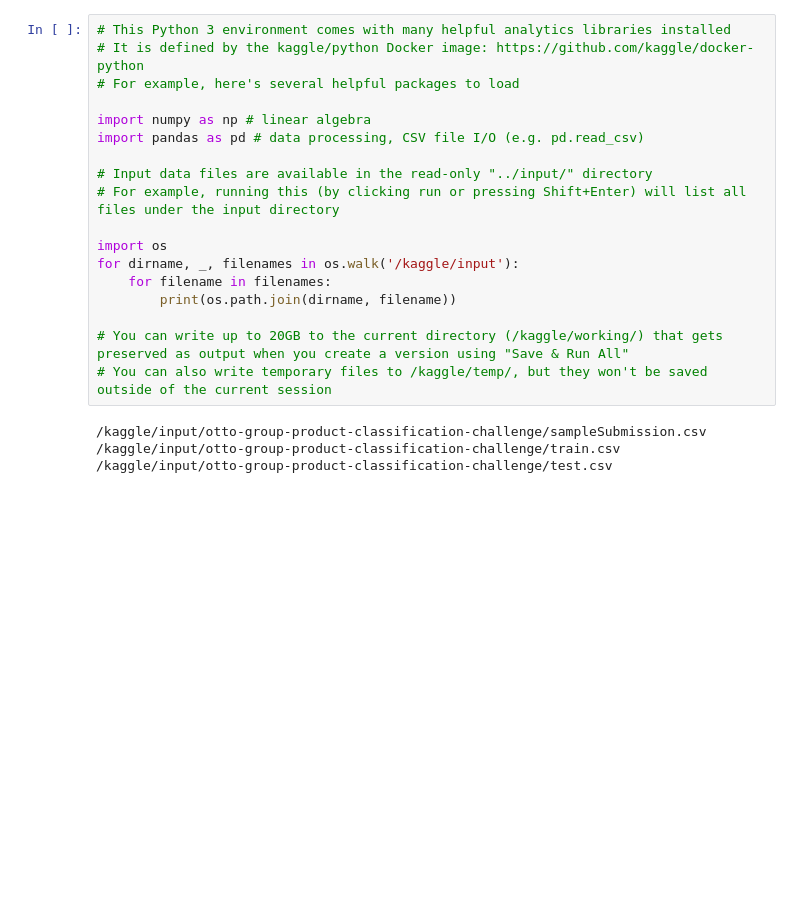
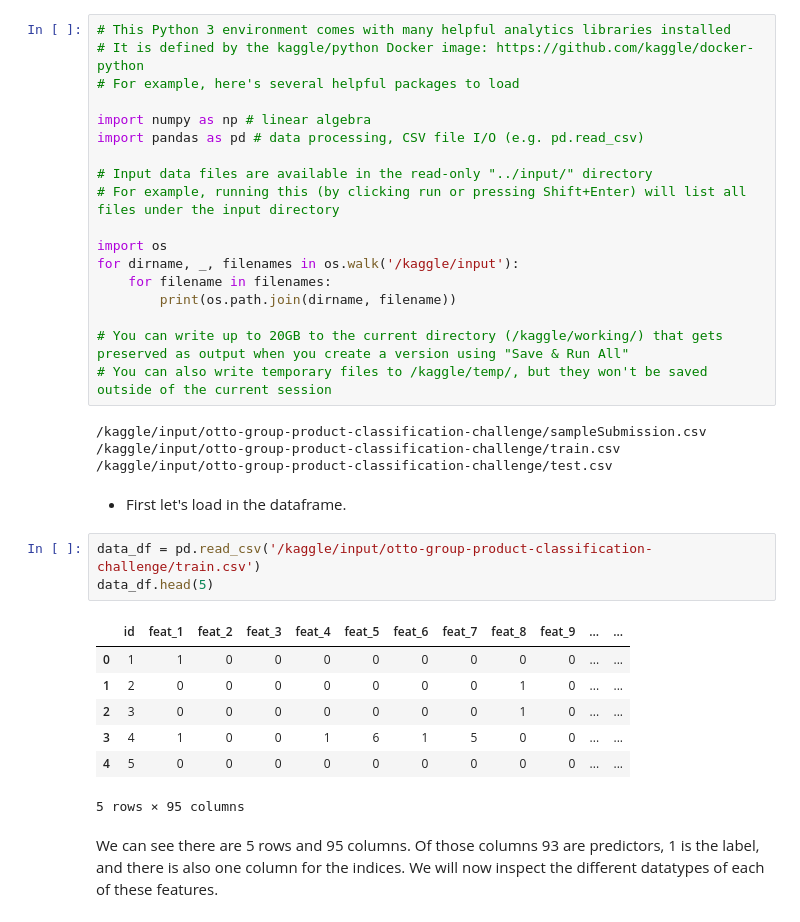
Before and after one commit to clementbowe14/ml-class, a Jupyter notebook: crate_and_barrel.ipynb, the cells around one changed output. Drawn from its saved outputs; the diff is of its cells as text; blank space fills up the shorter version.

```diff
--- a/crate_and_barrel.ipynb
+++ b/crate_and_barrel.ipynb
@@ -20,3 +20,18 @@ for dirname, _, filenames in os.walk('/kaggle/input'):
 /kaggle/input/otto-group-product-classification-challenge/sampleSubmission.csv
 /kaggle/input/otto-group-product-classification-challenge/train.csv
 /kaggle/input/otto-group-product-classification-challenge/test.csv
+# %% [markdown]
+- First let's load in the dataframe.
+# %%
+data_df = pd.read_csv('/kaggle/input/otto-group-product-classification-challenge/train.csv')
+data_df.head(5)
+# %% [output]
+|  | id | feat_1 | feat_2 | feat_3 | feat_4 | feat_5 | feat_6 | feat_7 | feat_8 | feat_9 | ... | ... |
+| 0 | 1 | 1 | 0 | 0 | 0 | 0 | 0 | 0 | 0 | 0 | ... | ... |
+| 1 | 2 | 0 | 0 | 0 | 0 | 0 | 0 | 0 | 1 | 0 | ... | ... |
+| 2 | 3 | 0 | 0 | 0 | 0 | 0 | 0 | 0 | 1 | 0 | ... | ... |
+| 3 | 4 | 1 | 0 | 0 | 1 | 6 | 1 | 5 | 0 | 0 | ... | ... |
+| 4 | 5 | 0 | 0 | 0 | 0 | 0 | 0 | 0 | 0 | 0 | ... | ... |
+5 rows × 95 columns
+# %% [markdown]
+We can see there are 5 rows and 95 columns. Of those columns 93 are predictors, 1 is the label, and there is also one column for the indices. We will now inspect the different datatypes of each of these features.
```
Also changed, not shown: parts of 27 cells of this notebook.
